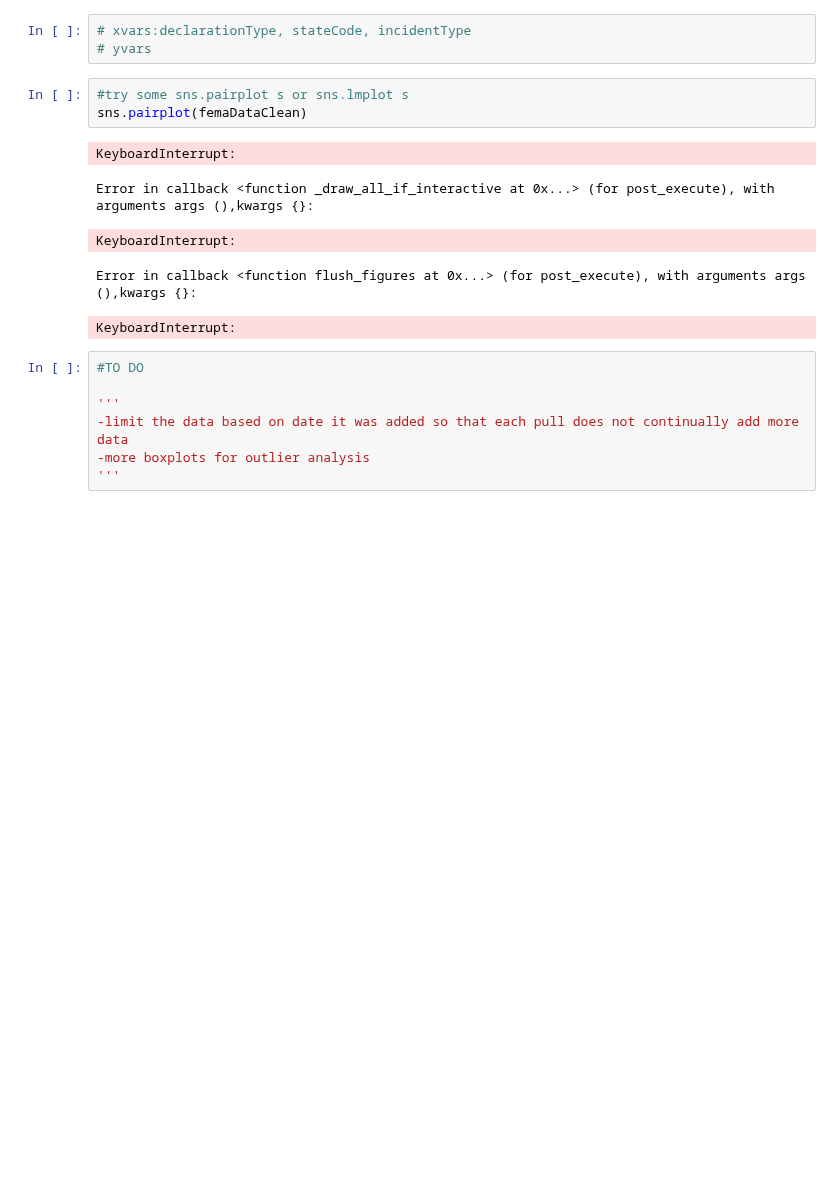
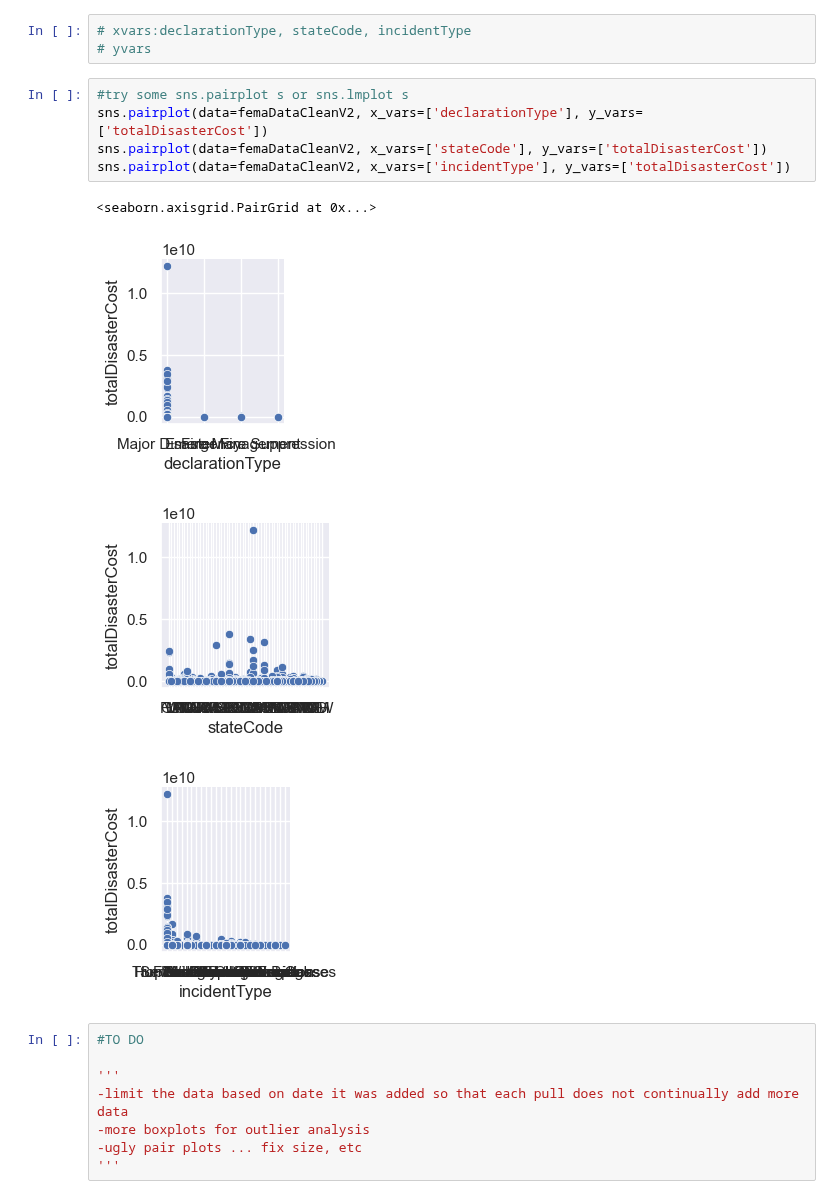
Before and after one commit to mdgarber/FEMADisasterCostForecasting, a Jupyter notebook: femadisastercostforecasting/notebooks/FEMA-EDA.ipynb, the cells around one changed output. Drawn from its saved outputs; the diff is of its cells as text; blank space fills up the shorter version.

```diff
--- a/femadisastercostforecasting/notebooks/FEMA-EDA.ipynb
+++ b/femadisastercostforecasting/notebooks/FEMA-EDA.ipynb
@@ -276,17 +276,19 @@ femaDataCleanV2.describe().apply(lambda s: s.apply('{0:.5f}'.format))
 # yvars
 # %%
 #try some sns.pairplot s or sns.lmplot s
-sns.pairplot(femaDataClean)
+sns.pairplot(data=femaDataCleanV2, x_vars=['declarationType'], y_vars=['totalDisasterCost'])
+sns.pairplot(data=femaDataCleanV2, x_vars=['stateCode'], y_vars=['totalDisasterCost'])
+sns.pairplot(data=femaDataCleanV2, x_vars=['incidentType'], y_vars=['totalDisasterCost'])
 # %% [output]
-KeyboardInterrupt:
+<seaborn.axisgrid.PairGrid at 0x...>
-Error in callback <function _draw_all_if_interactive at 0x...> (for post_execute), with arguments args (),kwargs {}:
-KeyboardInterrupt:
-Error in callback <function flush_figures at 0x...> (for post_execute), with arguments args (),kwargs {}:
-KeyboardInterrupt:
+[figure, added]
+[figure, added]
+[figure, added]
 # %%
 #TO DO
 
 '''
 -limit the data based on date it was added so that each pull does not continually add more data
 -more boxplots for outlier analysis
+-ugly pair plots ... fix size, etc
 '''
```
